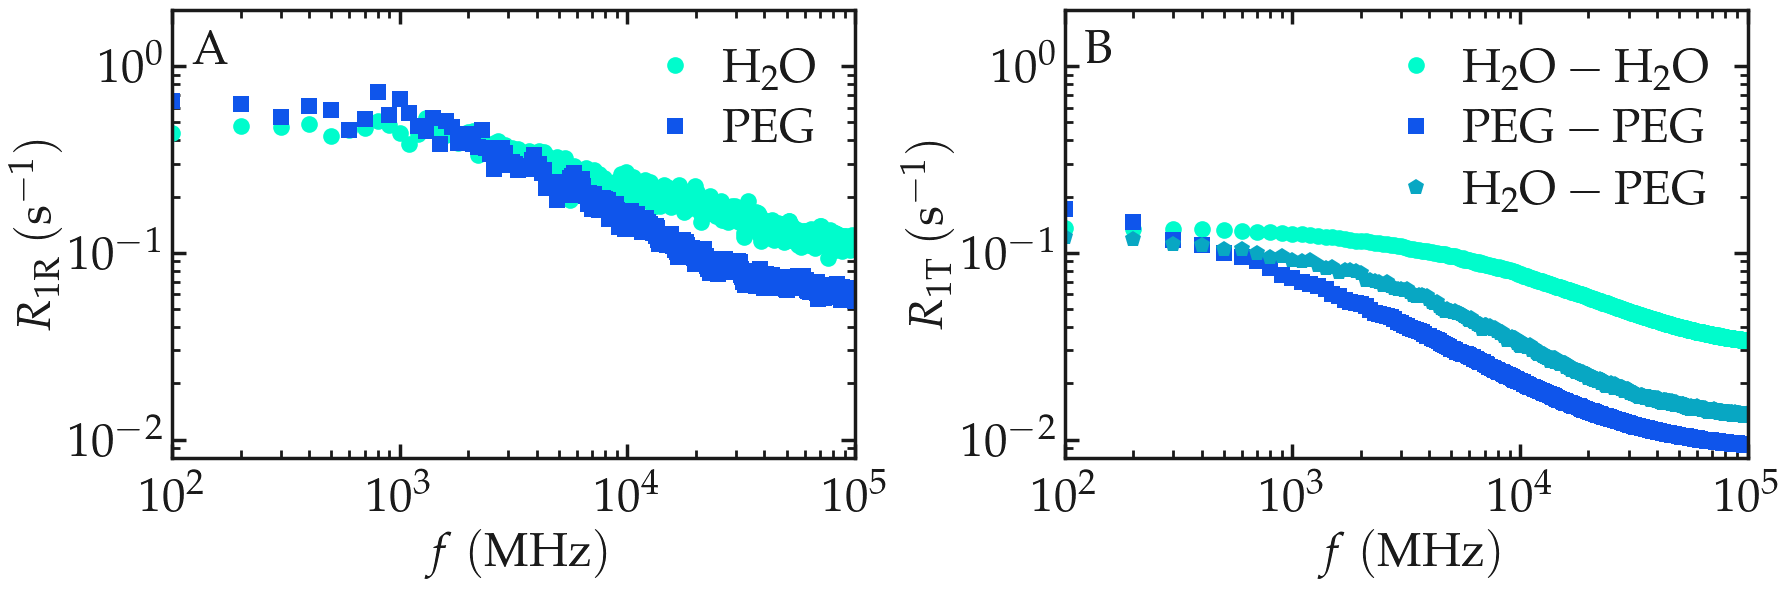
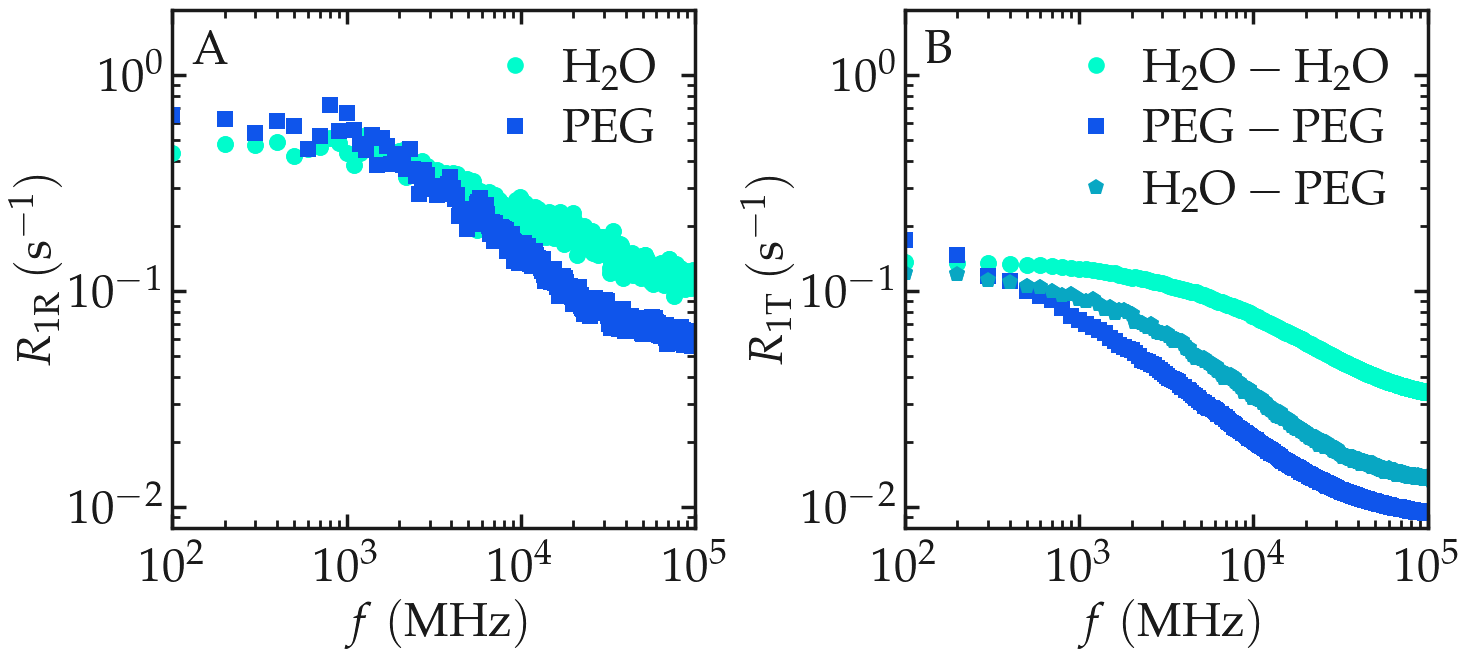
The notebook cell's code change between the first figure and the second:
--- before
+++ after
@@ -6,6 +6,6 @@
 
     myplt = PltTools()
-    myplt.prepare_figure(fig_size = (18,6), dark_mode = dark_mode,
-                            transparency = True, use_serif=True, n_colone = 2)
+    myplt.prepare_figure(fig_size = (14.8,6.7), dark_mode = dark_mode,
+                         transparency = True, use_serif=True, n_colone = 2)
 
     # Panel 1

Commit: improved figures aspect ratio